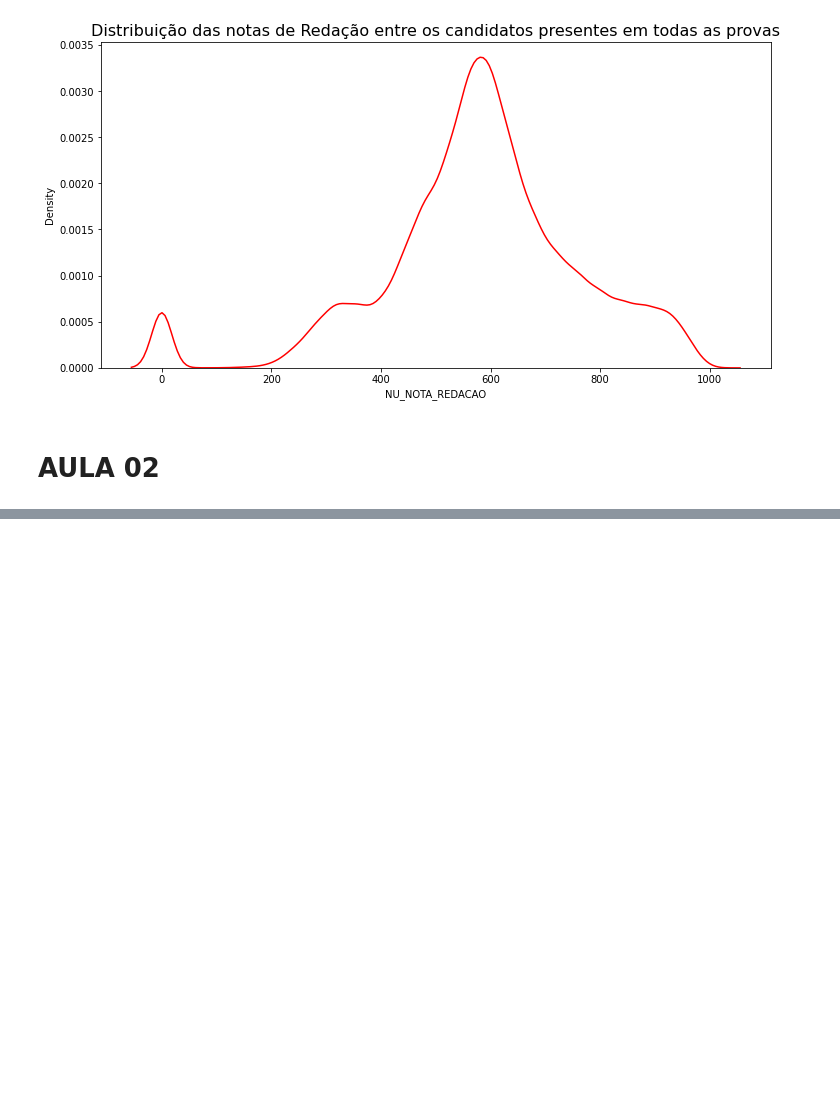
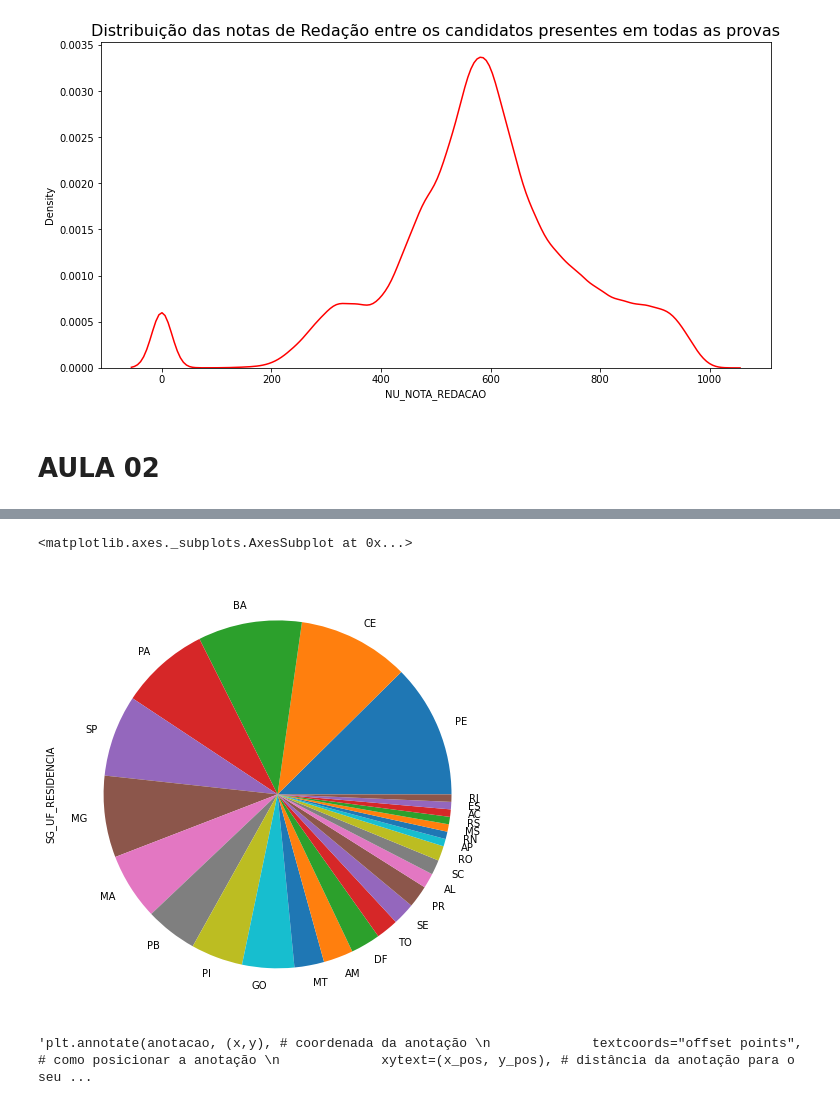
Before and after one commit to ClarisseAlvarenga/lives_twitch, a Jupyter notebook: Imersão_Alura_Dados_2_2020_Clarisse.ipynb, the cells around one changed output, grey strips where cells are left out. Drawn from its saved outputs; the diff is of its cells as text; code cells hidden in the pictures; blank space fills up the shorter version.

```diff
--- a/Imersão_Alura_Dados_2_2020_Clarisse.ipynb
+++ b/Imersão_Alura_Dados_2_2020_Clarisse.ipynb
@@ -554,0 +596,2 @@ ax.set_title('Distribuição das notas de Redação entre os candidatos presente
+# %%
+alunos_menor_quatorze = dados.query('NU_IDADE <= 14')
@@ -554,0 +614,16 @@ ax.set_title('Distribuição das notas de Redação entre os candidatos presente
+# %%
+#criando um famigerado gráfico de pizza
+alunos_menor_quatorze['SG_UF_RESIDENCIA'].value_counts().plot.pie(figsize=(10,8))
+# %% [output]
+<matplotlib.axes._subplots.AxesSubplot at 0x...>
+[figure, added]
+# %%
+# Plotando as anotações
+"""plt.annotate(anotacao, (x,y), # coordenada da anotação
+             textcoords="offset points", # como posicionar a anotação
+             xytext=(x_pos, y_pos), # distância da anotação para o seu respectivo ponto (x,y)
+             ha='center', # alinhamento horizontal da anotação. Pode ser 'left', 'right' or 'center'
+             fontsize=20, # tamanho da fonte da anotação
+             color=cor) # cor da anotação"""
+# %% [output]
+'plt.annotate(anotacao, (x,y), # coordenada da anotação \n             textcoords="offset points", # como posicionar a anotação \n             xytext=(x_pos, y_pos), # distância da anotação para o seu ...
```
Also changed, not shown: parts of 59 cells of this notebook.
